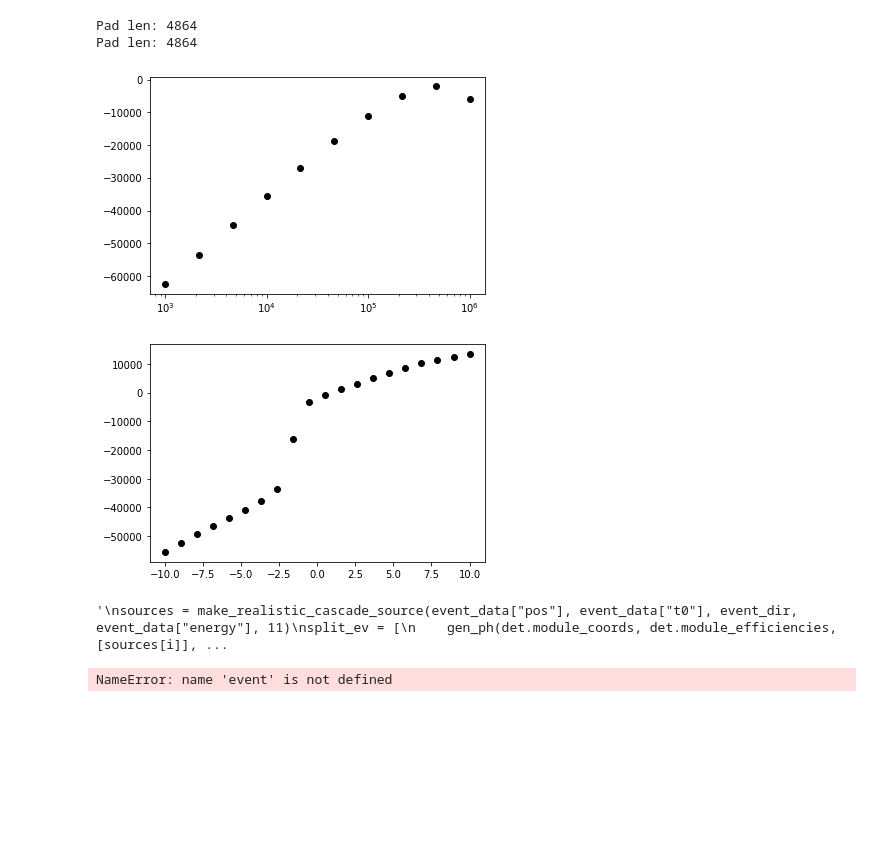
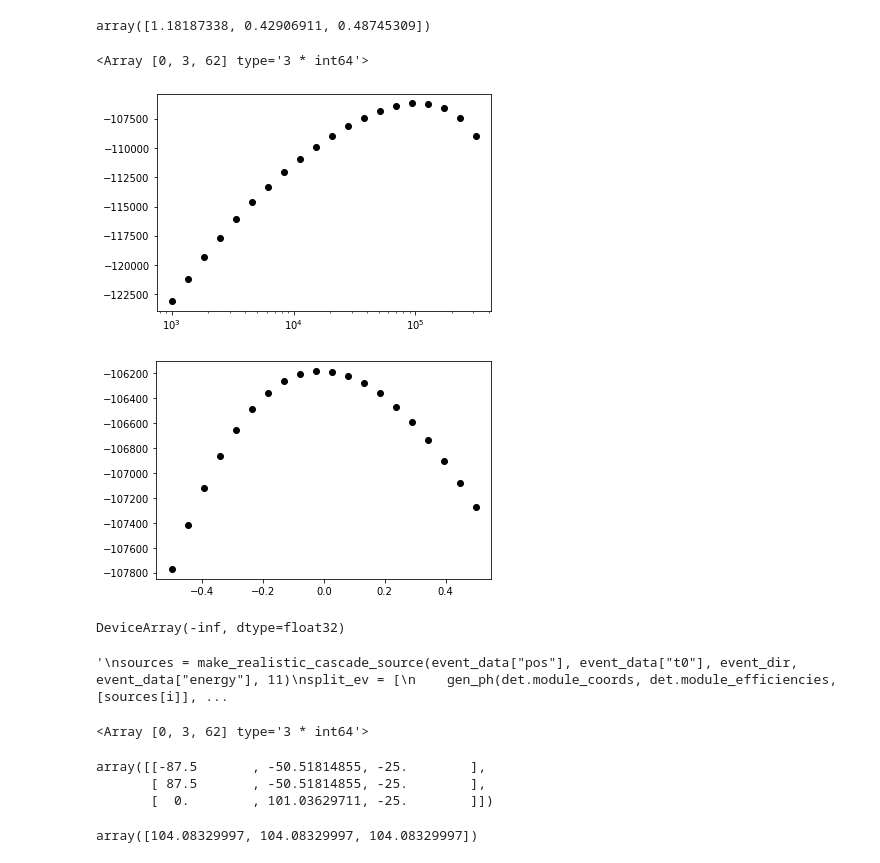
Before and after one commit to pone-software/hyperion, a Jupyter notebook: realistic_cascades.ipynb, the cells around one changed output. Drawn from its saved outputs; the diff is of its cells as text; code cells hidden in the pictures; blank space fills up the shorter version.

```diff
--- a/realistic_cascades.ipynb
+++ b/realistic_cascades.ipynb
@@ -196,40 +349,19 @@ TypeError: eval_for_mod() missing 2 required positional arguments: 'times' and '
+# %%
+det.module_noise_rates * 6000
+# %% [output]
+array([1.18187338, 0.42906911, 0.48745309])
+# %%
+ak.count(event, axis=1)
+# %% [output]
+<Array [0, 3, 62] type='3 * int64'>
 # %%
-def eval_energy(energy):
-    sources = make_realistic_cascade_source(event_data["pos"], event_data["t0"], event_dir, energy, 11, resolution=0.5)
-    return evlh(
-        pad_event(event3),
-        det.module_coords, sources[0], sources[1], sources[2], sources[3], c_medium_f(700) / 1E9
-    ).sum()
-
-eval_energy_j = jax.jit(eval_energy)
-
-def eval_x(x):
-
-    pos = jnp.asarray([event_data["pos"][0], x, event_data["pos"][2]])
-    sources = make_realistic_cascade_source(pos, event_data["t0"], event_dir, event_data["energy"], 11, resolution=0.5)
-    return evlh(
-        pad_event(event3),
-        det.module_coords, sources[0], sources[1], sources[2], sources[3], c_medium_f(700) / 1E9
-    ).sum()
-
-eval_x_j = jax.jit(eval_x)
-
-
-energies = jnp.logspace(3, 6, 10)
-for e in energies:
-    plt.plot(e, eval_energy_j(e), "ok")
-plt.semilogx()
-
-plt.figure()
-xs = np.linspace(-10, 10, 20)
-
-for x in xs:
-    plt.plot(x, eval_x_j(x), "ok")
 # %% [output]
-Pad len: 4864
-Pad len: 4864
-[figure, old version]
+[figure, new version]
-[figure, old version]
+[figure, new version]
+# %%
+eval_energy_j(e)
+# %% [output]
+DeviceArray(-inf, dtype=float32)
 # %%
 """
 sources = make_realistic_cascade_source(event_data["pos"], event_data["t0"], event_dir, event_data["energy"], 11)
@@ -268,14 +403,5 @@ event3, record3 = generate_cascade(
 )
-# %%
-ixso = ak.argsort(ak.count(event, axis=1))[::-1]
-
-fig, axs = plt.subplots(2, 2, figsize=(16, 8))
-
-binning = np.linspace(200, 800, 100)
-
-for ix, ax in zip(ixso, axs.ravel()):
-    times = event[ix]
-    sns.histplot(np.asarray(times), bins=binning, ax=ax)
-    ax.set_yscale("log")
-# %% [output]
-NameError: name 'event' is not defined
+# %%
+ak.count(event2, axis=1)
+# %% [output]
+<Array [0, 3, 62] type='3 * int64'>
@@ -282,3 +410,13 @@ NameError: name 'event' is not defined
+# %%
+det.module_coords
+# %% [output]
+array([[-87.5       , -50.51814855, -25.        ],
+       [ 87.5       , -50.51814855, -25.        ],
+       [  0.        , 101.03629711, -25.        ]])
+# %%
+np.linalg.norm(det.module_coords, axis=1)
+# %% [output]
+array([104.08329997, 104.08329997, 104.08329997])
 # %%
 ixso = ak.argsort(ak.count(event2, axis=1))[::-1]
 
```
Also changed, not shown: parts of 23 cells of this notebook, 3 other files.
